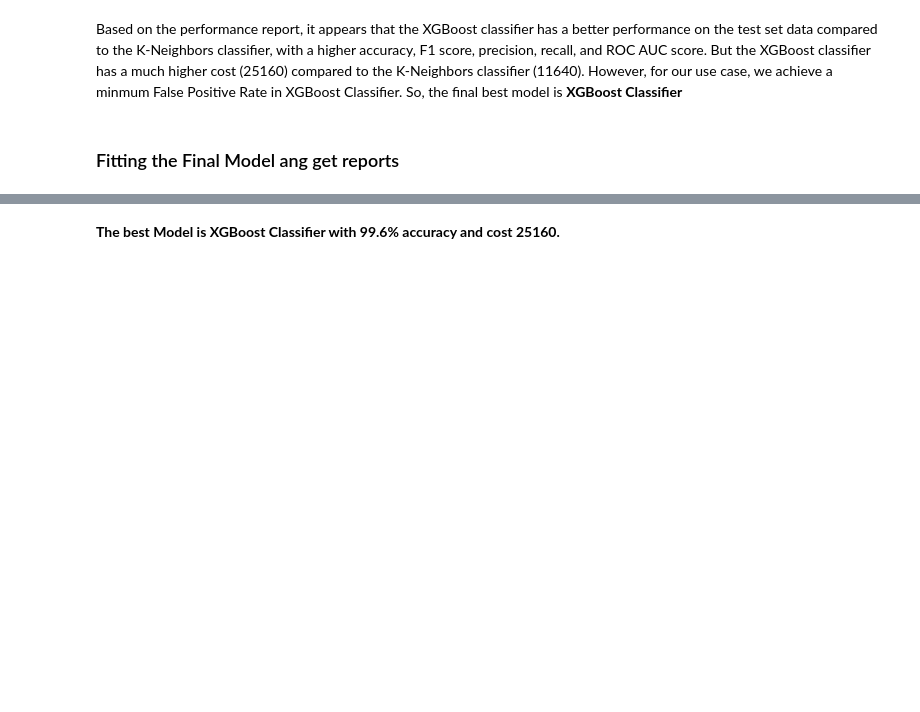
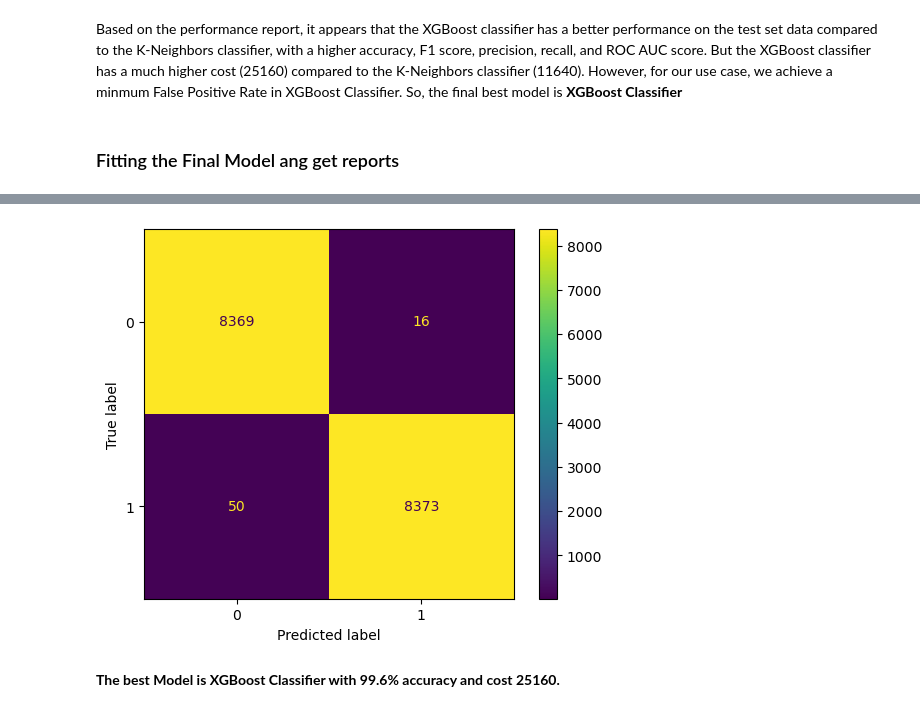
Before and after one commit to Sai-Kumar88789/Money-Launderying-Prevention, a Jupyter notebook: notebook/AMI.ipynb, the cells around one changed output, grey strips where cells are left out. Drawn from its saved outputs; the diff is of its cells as text; code cells hidden in the pictures; blank space fills up the shorter version.

```diff
--- a/notebook/AMI.ipynb
+++ b/notebook/AMI.ipynb
@@ -476,10 +493,12 @@ print('Final XGBoost Classifier Accuracy Score (Test) :', accuracy_score(y_pred,
 # %%
 # plots confusion matrix
-cm = confusion_matrix(y_test, y_pred, labels=model.classes_)
+cm = confusion_matrix(y_test, y_pred, labels=final_model.classes_)
 disp = ConfusionMatrixDisplay(confusion_matrix=cm,
-                               display_labels= model.classes_)
+                               display_labels= final_model.classes_)
 disp.plot()
 plt.show()
+# %% [output]
+[figure, added]
 # %% [markdown]
 <b>The best Model is XGBoost Classifier with 99.6% accuracy and cost 25160.</b>
 # %%
```
Also changed, not shown: parts of 6 cells of this notebook, 12 other files.
